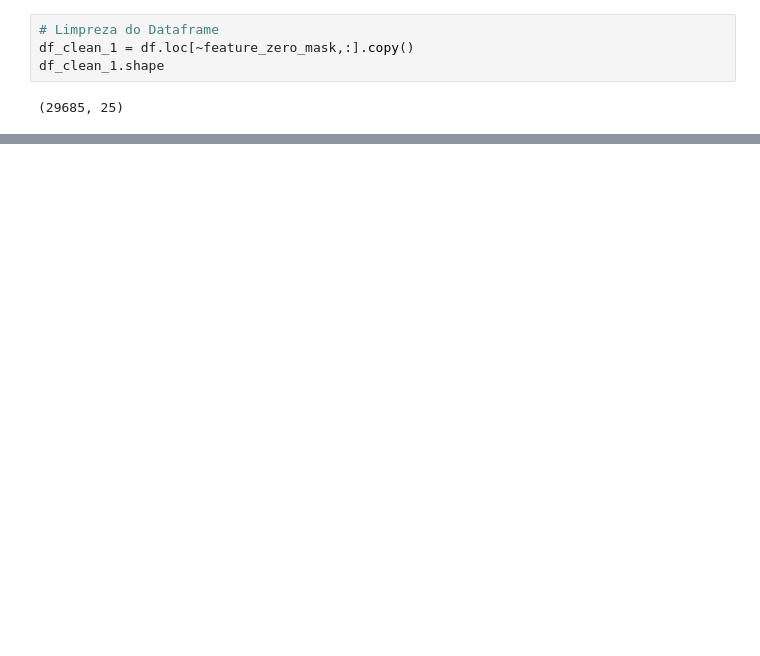
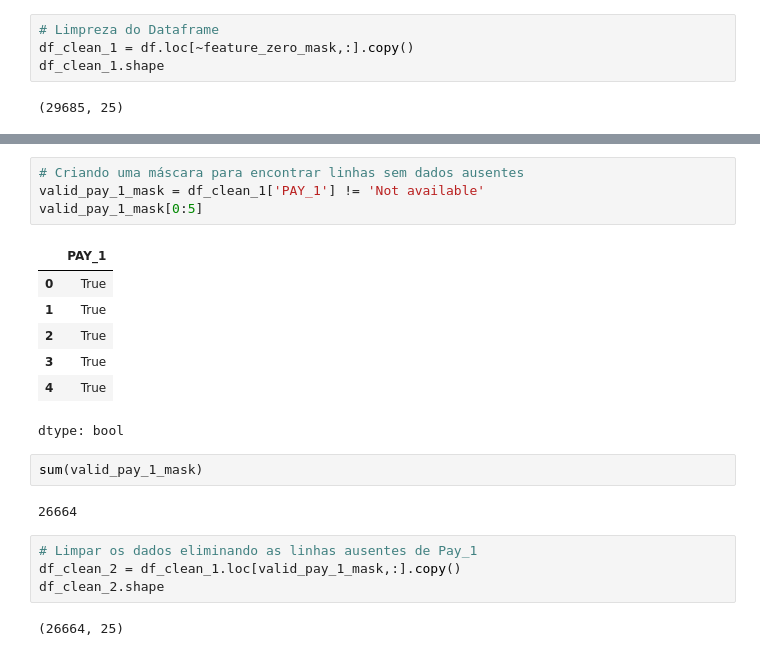
Before and after one commit to Mustasheep/Clientes-Inadimplentes, a Jupyter notebook: defaulting_client.ipynb, the cells around one changed output, grey strips where cells are left out. Drawn from its saved outputs; the diff is of its cells as text; blank space fills up the shorter version.

Commit message:
prosseguindo com a limpeza de dados

```diff
--- a/defaulting_client.ipynb
+++ b/defaulting_client.ipynb
@@ -143,0 +217,22 @@ df_clean_1.shape
+# %%
+# Criando uma máscara para encontrar linhas sem dados ausentes
+valid_pay_1_mask = df_clean_1['PAY_1'] != 'Not available'
+valid_pay_1_mask[0:5]
+# %% [output]
+|  | PAY_1 |
+| 0 | True |
+| 1 | True |
+| 2 | True |
+| 3 | True |
+| 4 | True |
+dtype: bool
+# %%
+sum(valid_pay_1_mask)
+# %% [output]
+26664
+# %%
+# Limpar os dados eliminando as linhas ausentes de Pay_1
+df_clean_2 = df_clean_1.loc[valid_pay_1_mask,:].copy()
+df_clean_2.shape
+# %% [output]
+(26664, 25)
```
Also changed, not shown: parts of 9 cells of this notebook.
